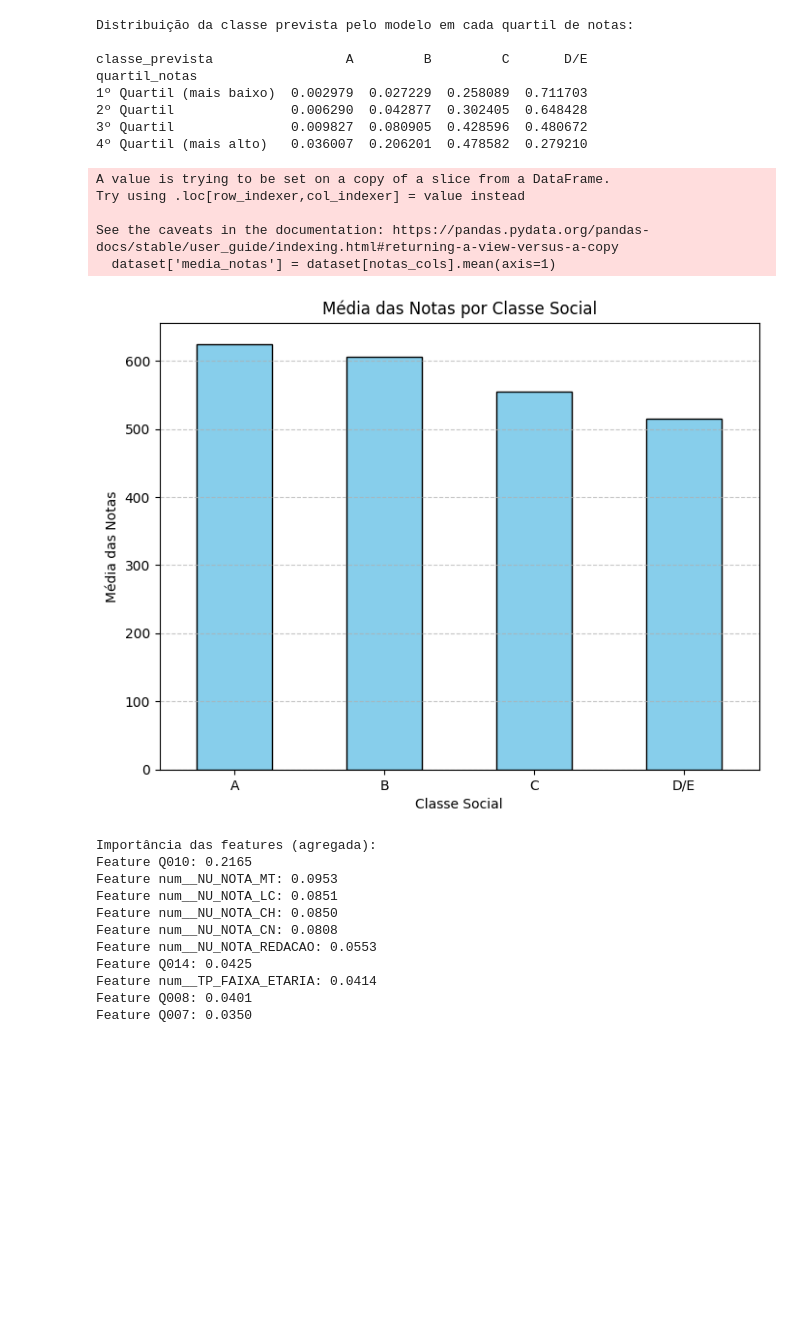
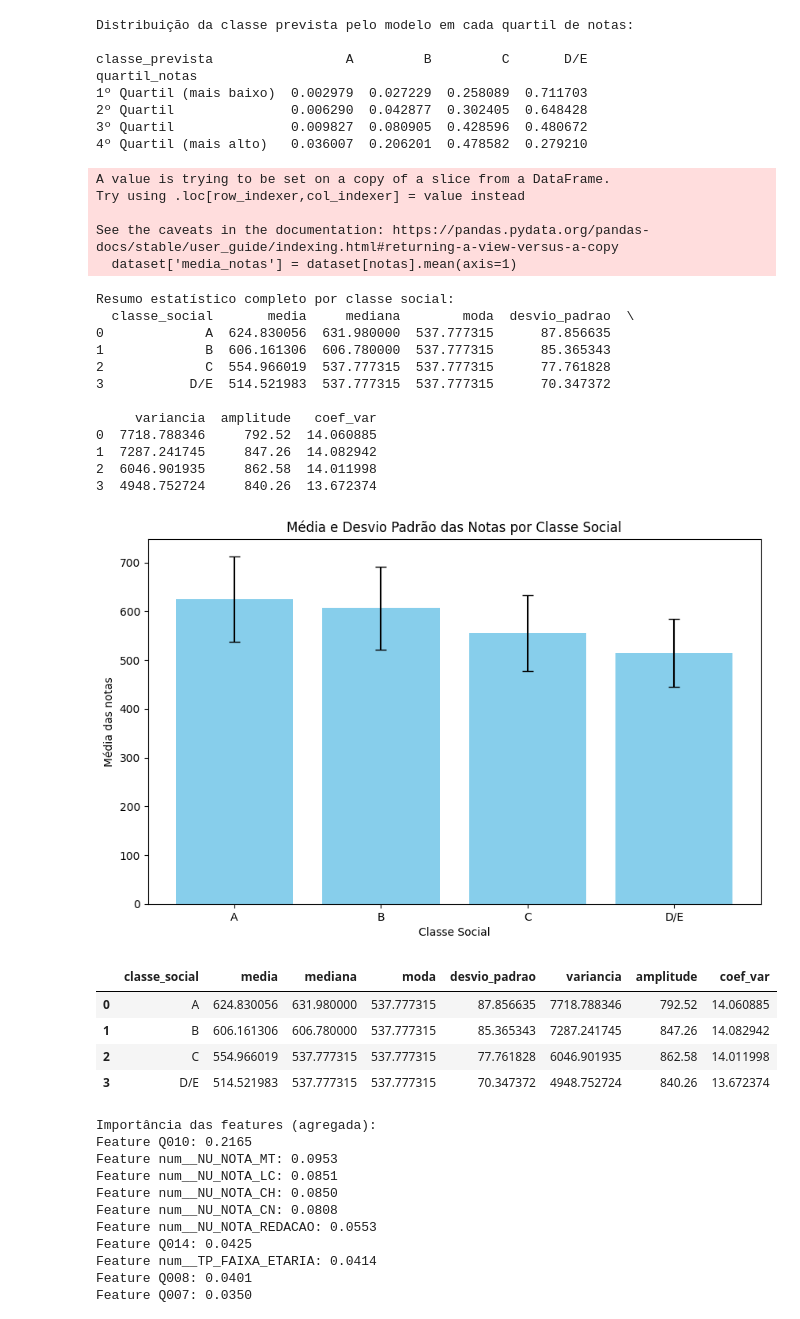
Before and after one commit to vinicarlosss/TCC_Sistemas-de-informa-o, a Jupyter notebook: arvore_decisao.ipynb, the cells around one changed output. Drawn from its saved outputs; the diff is of its cells as text; code cells hidden in the pictures; blank space fills up the shorter version.

```diff
--- a/arvore_decisao.ipynb
+++ b/arvore_decisao.ipynb
@@ -515,14 +520,31 @@ quartil_notas
 3º Quartil               0.009827  0.080905  0.428596  0.480672
 4º Quartil (mais alto)   0.036007  0.206201  0.478582  0.279210
 # %%
-analisar_desempenho_por_classe(dataset_urbano, grafico="bar")
+analisar_desempenho_por_classe(dataset_urbano)
 # %% [output]
 A value is trying to be set on a copy of a slice from a DataFrame.
 Try using .loc[row_indexer,col_indexer] = value instead
 
 See the caveats in the documentation: https://pandas.pydata.org/pandas-docs/stable/user_guide/indexing.html#returning-a-view-versus-a-copy
-  dataset['media_notas'] = dataset[notas_cols].mean(axis=1)
+  dataset['media_notas'] = dataset[notas].mean(axis=1)
+Resumo estatístico completo por classe social:
+  classe_social       media     mediana        moda  desvio_padrao  \
+0             A  624.830056  631.980000  537.777315      87.856635
+1             B  606.161306  606.780000  537.777315      85.365343
+2             C  554.966019  537.777315  537.777315      77.761828
+3           D/E  514.521983  537.777315  537.777315      70.347372
+
+     variancia  amplitude   coef_var
+0  7718.788346     792.52  14.060885
+1  7287.241745     847.26  14.082942
+2  6046.901935     862.58  14.011998
+3  4948.752724     840.26  13.672374
-[figure, old version]
+[figure, new version]
+|  | classe_social | media | mediana | moda | desvio_padrao | variancia | amplitude | coef_var |
+| 0 | A | 624.830056 | 631.980000 | 537.777315 | 87.856635 | 7718.788346 | 792.52 | 14.060885 |
+| 1 | B | 606.161306 | 606.780000 | 537.777315 | 85.365343 | 7287.241745 | 847.26 | 14.082942 |
+| 2 | C | 554.966019 | 537.777315 | 537.777315 | 77.761828 | 6046.901935 | 862.58 | 14.011998 |
+| 3 | D/E | 514.521983 | 537.777315 | 537.777315 | 70.347372 | 4948.752724 | 840.26 | 13.672374 |
 # %%
 df_importancia_urbano = analisar_importancia_features_agregada(modelo_urbano, clf_urbano, categoricas, 20)
 # %% [output]
```
Also changed, not shown: parts of 6 cells of this notebook.
